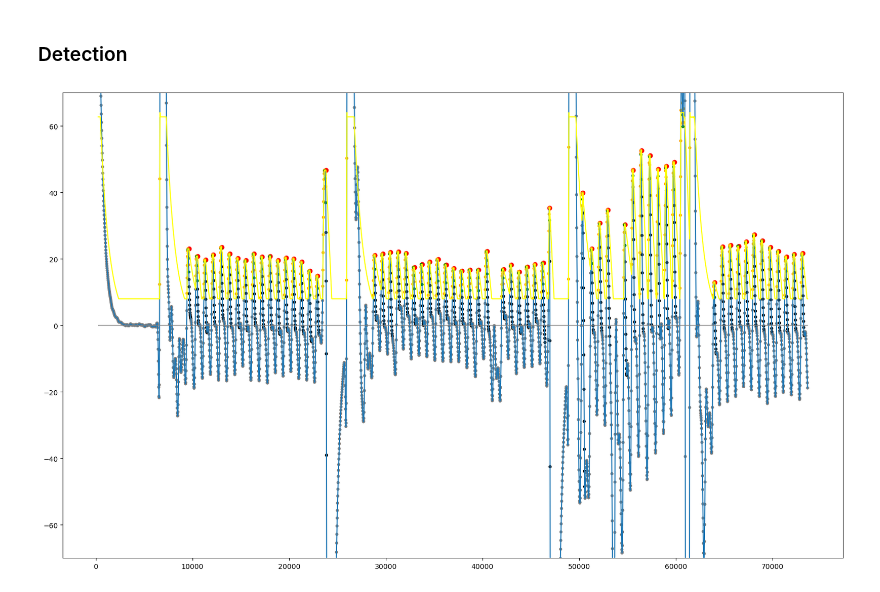
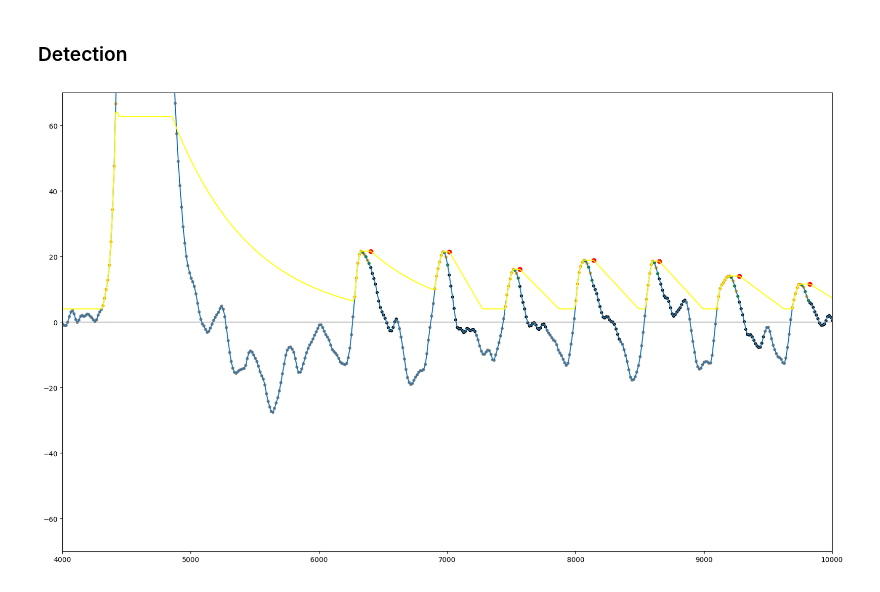
Before and after one commit to TianyiZhu877/Pulse_oximetry_BE189, a Jupyter notebook: Untitled.ipynb, the cells around one changed output. Saved outputs shown, nothing was run; the diff lists cells and outputs as text; code cells hidden in the pictures.

```diff
--- a/Untitled.ipynb
+++ b/Untitled.ipynb
@@ -118,7 +120,7 @@ STATE_MASKED = 3
 palette = ['grey', 'orange', 'green', 'black']
 
 class beatDetector:
-    def __init__(self, min_threshold = 8, max_threshold = 64, v_max_cap=80, upward_slop_thres = 0.15, slope_alpha=0.6, period_alpha = 0.6,
+    def __init__(self, min_threshold = 4, max_threshold = 64, v_max_cap=80, upward_slop_thres = 0.06, slope_alpha=0.6, period_alpha = 0.6,
                  no_beat_timeout = 2000, mask_delay = 200, dropping_deadzone = 5, thres_drop_factor = 1.2, thres_decay_factor = 0.98):
         self.DROPPING_DEADZONE = dropping_deadzone
         self.MIN_THRES = min_threshold
@@ -242,15 +244,15 @@ for idx in range(t.shape[0]):
 # %%
 plt.figure(figsize=(20, 12))
 plt.plot(t, v_hpf)
 plt.plot(t, thresholds, color='yellow')
 plt.scatter(beats_t, beats_v, color='red')
 plt.plot(t, np.zeros(t.shape[0]), linewidth=1, color='grey')
 state_colors = [palette[i] for i in states]
 plt.scatter(t, v_hpf, c=state_colors, s=12)
 plt.ylim(-70, 70)
 # plt.xlim(25000, 40000)
 # plt.xlim(10000, 20000)
-# plt.xlim(4000, 5000)
+plt.xlim(4000, 10000)
 plt.show()
 # %% [output]
-[figure, old version]
+[figure, new version]
```
Also changed, not shown: parts of 3 cells of this notebook, 5 other files.
